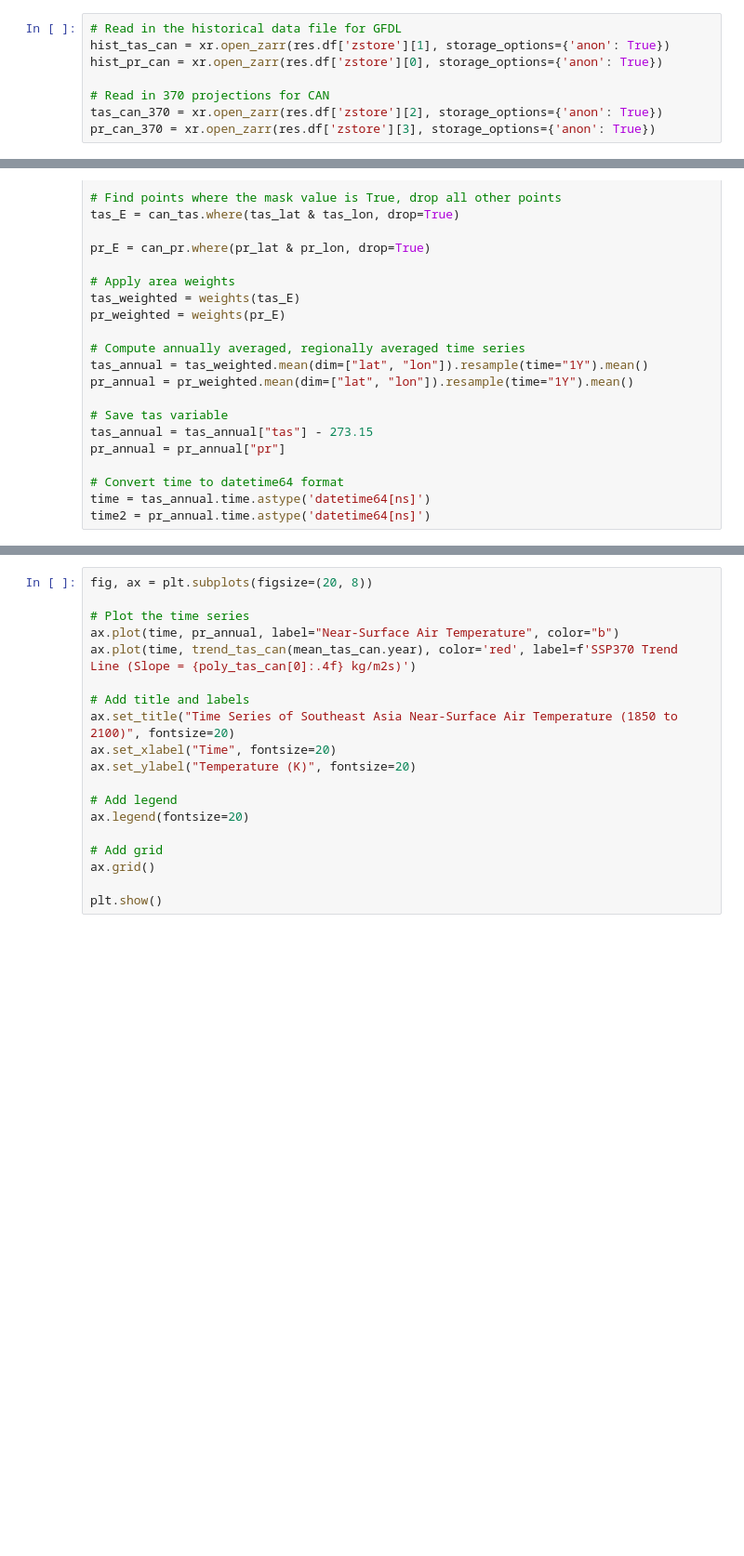
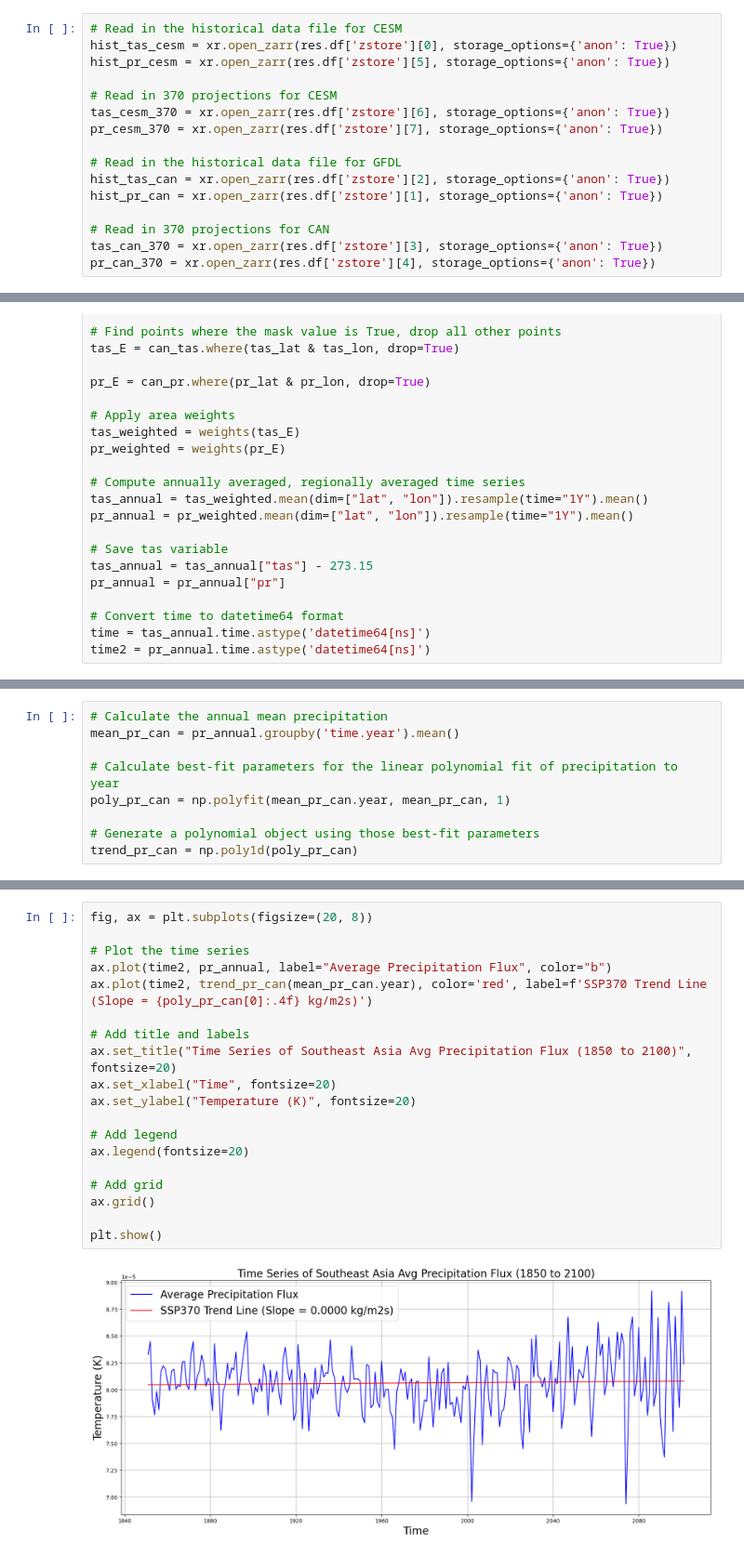
Before and after one commit to haylee360/eds296-final, a Jupyter notebook: final2.ipynb, the cells around one changed output, grey strips where cells are left out. Shown: that part at 93% size. Drawn from its saved outputs; the diff is of its cells as text; blank space fills up the shorter version.

```diff
--- a/final2.ipynb
+++ b/final2.ipynb
@@ -48,11 +52,19 @@ display(res.df)
 # %%
+# Read in the historical data file for CESM
+hist_tas_cesm = xr.open_zarr(res.df['zstore'][0], storage_options={'anon': True})
+hist_pr_cesm = xr.open_zarr(res.df['zstore'][5], storage_options={'anon': True})
+
+# Read in 370 projections for CESM
+tas_cesm_370 = xr.open_zarr(res.df['zstore'][6], storage_options={'anon': True})
+pr_cesm_370 = xr.open_zarr(res.df['zstore'][7], storage_options={'anon': True})
+
 # Read in the historical data file for GFDL
-hist_tas_can = xr.open_zarr(res.df['zstore'][1], storage_options={'anon': True})
-hist_pr_can = xr.open_zarr(res.df['zstore'][0], storage_options={'anon': True})
+hist_tas_can = xr.open_zarr(res.df['zstore'][2], storage_options={'anon': True})
+hist_pr_can = xr.open_zarr(res.df['zstore'][1], storage_options={'anon': True})
 
 # Read in 370 projections for CAN
-tas_can_370 = xr.open_zarr(res.df['zstore'][2], storage_options={'anon': True})
-pr_can_370 = xr.open_zarr(res.df['zstore'][3], storage_options={'anon': True})
+tas_can_370 = xr.open_zarr(res.df['zstore'][3], storage_options={'anon': True})
+pr_can_370 = xr.open_zarr(res.df['zstore'][4], storage_options={'anon': True})
 # %%
 # Define function to generate area weights
 def weights(dat):
@@ -112,3 +165,12 @@ poly_tas_can = np.polyfit(mean_tas_can.year, mean_tas_can, 1)
 
 # Generate a polynomial object using those best-fit parameters
 trend_tas_can = np.poly1d(poly_tas_can)
+# %%
+# Calculate the annual mean precipitation
+mean_pr_can = pr_annual.groupby('time.year').mean()
+
+# Calculate best-fit parameters for the linear polynomial fit of precipitation to year
+poly_pr_can = np.polyfit(mean_pr_can.year, mean_pr_can, 1)
+
+# Generate a polynomial object using those best-fit parameters
+trend_pr_can = np.poly1d(poly_pr_can)
@@ -136,19 +220,21 @@ plt.show()
 # %%
 fig, ax = plt.subplots(figsize=(20, 8))
 
 # Plot the time series
-ax.plot(time, pr_annual, label="Near-Surface Air Temperature", color="b")
-ax.plot(time, trend_tas_can(mean_tas_can.year), color='red', label=f'SSP370 Trend Line (Slope = {poly_tas_can[0]:.4f} kg/m2s)')
+ax.plot(time2, pr_annual, label="Average Precipitation Flux", color="b")
+ax.plot(time2, trend_pr_can(mean_pr_can.year), color='red', label=f'SSP370 Trend Line (Slope = {poly_pr_can[0]:.4f} kg/m2s)')
 
 # Add title and labels
-ax.set_title("Time Series of Southeast Asia Near-Surface Air Temperature (1850 to 2100)", fontsize=20)
+ax.set_title("Time Series of Southeast Asia Avg Precipitation Flux (1850 to 2100)", fontsize=20)
 ax.set_xlabel("Time", fontsize=20)
 ax.set_ylabel("Temperature (K)", fontsize=20)
 
 # Add legend
 ax.legend(fontsize=20)
 
 # Add grid
 ax.grid()
 
 plt.show()
+# %% [output]
+[figure, added]
```
Also changed, not shown: parts of 16 cells of this notebook.
